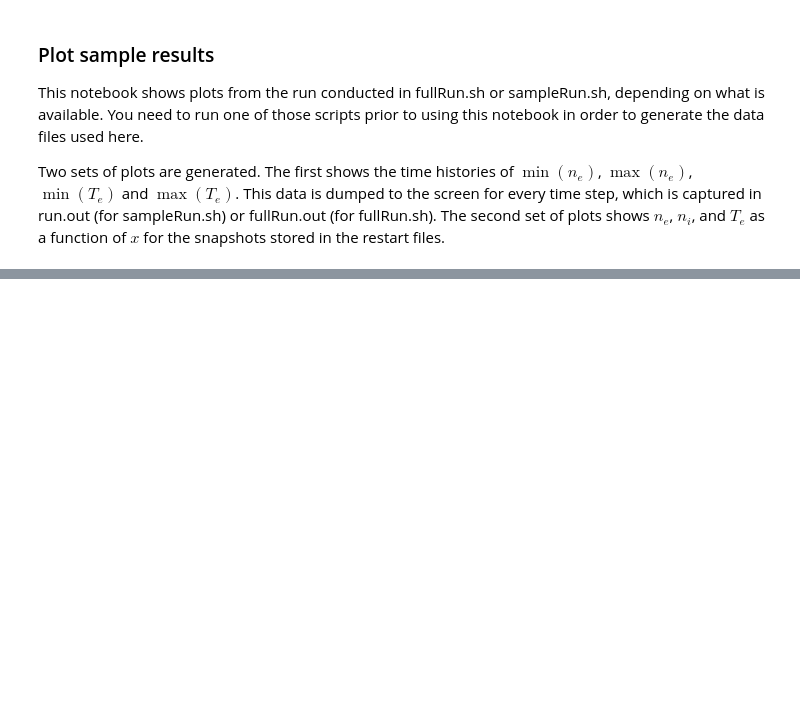
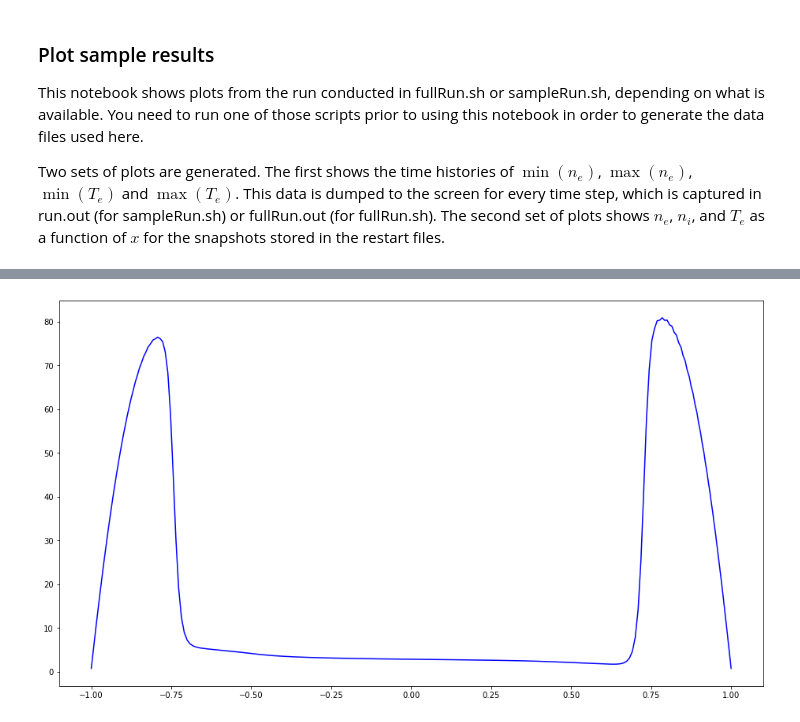
Before and after one commit to pecos/glowDischargeSolver, a Jupyter notebook: plotSampleRun.ipynb, the cells around one changed output, grey strips where cells are left out. Saved outputs shown, nothing was run; the diff lists cells and outputs as text; code cells hidden in the pictures; blank space fills up the shorter version.

```diff
--- a/plotSampleRun.ipynb
+++ b/plotSampleRun.ipynb
@@ -86,0 +98,13 @@ plt.show()
+# %%
+tds.U2 = np.load('newton_psaap_Np250.npy')
+
+ne = tds.U2[0:tds.Np]
+ni = tds.U2[tds.Np:2*tds.Np]
+nT = tds.U2[2*tds.Np:]
+Te = nT/ne
+
+plt.figure(figsize=(16,9))
+plt.plot(tds.xp, Te, 'b-')
+plt.show()
+# %% [output]
+[figure, added]
```
Also changed, not shown: parts of 2 cells of this notebook, 1 other file.
